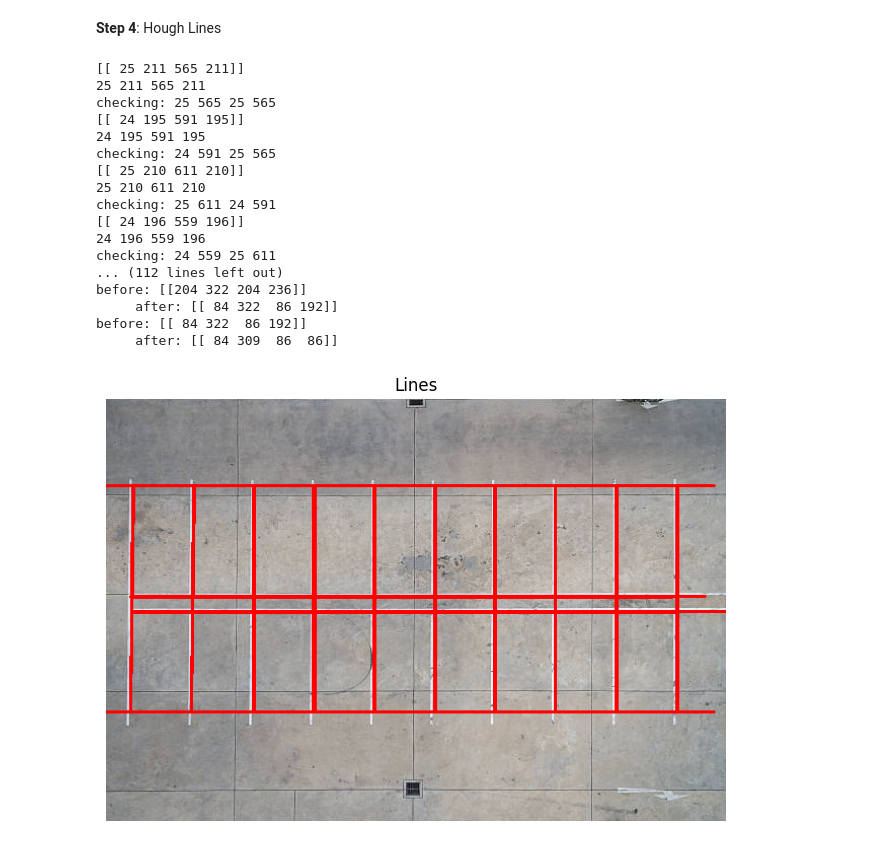
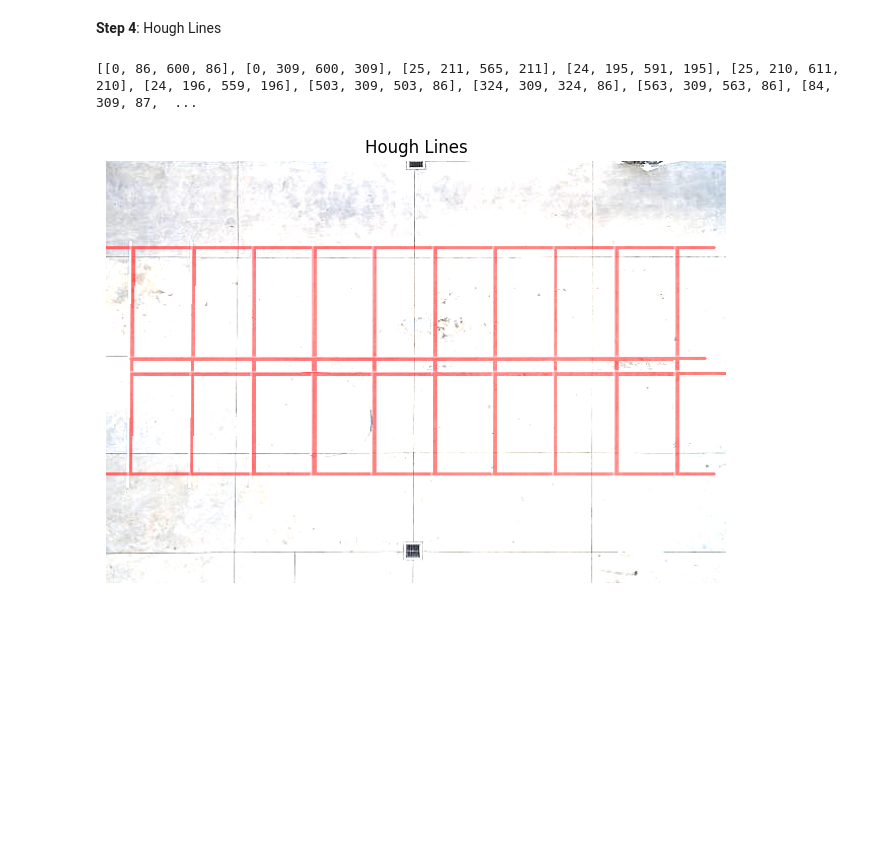
Before and after one commit to Kxushik/LotScan, a Jupyter notebook: lotscan.ipynb, the cells around one changed output. Drawn from its saved outputs; the diff is of its cells as text; code cells hidden in the pictures; blank space fills up the shorter version.

```diff
--- a/lotscan.ipynb
+++ b/lotscan.ipynb
@@ -17,7 +19,7 @@ save = False
 # %% [markdown]
 **Step 4**: Hough Lines
 # %%
-img1 = mpimg.imread('images\lot_empty.jpg')
+img1 = mpimg.imread('images/lot_empty.jpg')
 img1_sliced = img1[:,:,:3]
 
 img1_gray = cv2.cvtColor(img1_sliced, cv2.COLOR_BGR2GRAY)
@@ -54,19 +56,20 @@ line_image = np.copy(img1)
 heightsTop = []
 heightsBot = []
 
+
 count = 0
 prevLine = lines[0]
 threshold = 30
 for line in lines:
     for x1, y1, x2, y2 in line:
-        print(line)
-        print(x1, y1, x2, y2)
+        #print(line)
+        #print(x1, y1, x2, y2)
         # cv2.line(line_image, (x1, y1), (x2, y2), (255, 0 , 0), 2)
         # y1 is higher?
-        print('checking:',x1,x2,prevLine[0][0],prevLine[0][2])
+        #print('checking:',x1,x2,prevLine[0][0],prevLine[0][2])
         if (x1 == x2 and prevLine[0][0] == prevLine[0][2]):
           # is vertical and prevLine is vertical
-          print("line is vertical")
+          #print("line is vertical")
           heightsBot.append(y1)
           heightsTop.append(y2)
           # cv2.line(line_image, (x1, y1), (prevLine[0][0], prevLine[0][1]), (255, 0 , 0), 2)
@@ -74,52 +77,53 @@ for line in lines:
     prevLine = line
     # count+=1
     # if (count ==15):
       # break
 
 # print(heightsBot)
 median = int(np.median(heightsTop))
 median2 = int(np.median(heightsBot))
+#list for all line coordinates
+line_list = []
+
+#top and bottom lines
 cv2.line(line_image, (0, median), (600, median), (255, 0 , 0), 2)
 cv2.line(line_image, (0, median2), (600, median2), (255, 0 , 0), 2)
+
+#append top and bottom to list
+line_list.append([0, median, 600, median])
+line_list.append([0, median2, 600, median2])
 
 
 for i in range(len(lines)):
     # print('t')
     for x1, y1, x2, y2 in lines[i]:
-        print('before:',lines[i])
+        #print('before:',lines[i])
         if (abs(lines[i][0][0] - lines[i][0][2]) < 4):
           # line[0][1] = median2
           lines[i][0][1] = median2
           lines[i][0][3] = median
-          print('     after:',line)
+          #print('     after:',line)
+        #append the rest of the lines
+        line_list.append([x1, lines[i][0][1], x2, lines[i][0][3]])
         cv2.line(line_image, (x1, lines[i][0][1]), (x2, lines[i][0][3]), (255, 0 , 0), 2)
+
+print(line_list)
+#print(lines)
+for i in range(len(line_list)):
+    cv2.line(line_image, (line_list[i][0], line_list[i][1]), (line_list[i][2], line_list[i][3]), (255, 0 , 0), 2)
 
 #Transparent image kinda with lines
 lines_edges = cv2.addWeighted(img1, 0.8, line_image, 1, 0)
 
+#print(lines)
+
 plt.figure(figsize=(8, 8))
 plt.axis('off')
-plt.title('Lines')
-plt.imshow(line_image, cmap='gray')
+plt.title('Hough Lines')
+plt.imshow(lines_edges, cmap='gray')
 if save:
     plt.savefig('original1.png')
 plt.show()
 # %% [output]
-[[ 25 211 565 211]]
-25 211 565 211
-checking: 25 565 25 565
-[[ 24 195 591 195]]
-24 195 591 195
-checking: 24 591 25 565
-[[ 25 210 611 210]]
-25 210 611 210
-checking: 25 611 24 591
-[[ 24 196 559 196]]
-24 196 559 196
-checking: 24 559 25 611
-... (112 lines left out)
-before: [[204 322 204 236]]
-     after: [[ 84 322  86 192]]
-before: [[ 84 322  86 192]]
-     after: [[ 84 309  86  86]]
+[[0, 86, 600, 86], [0, 309, 600, 309], [25, 211, 565, 211], [24, 195, 591, 195], [25, 210, 611, 210], [24, 196, 559, 196], [503, 309, 503, 86], [324, 309, 324, 86], [563, 309, 563, 86], [84, 309, 87,  ...
-[figure, old version]
+[figure, new version]
```
Also changed, not shown: parts of 10 cells of this notebook.
